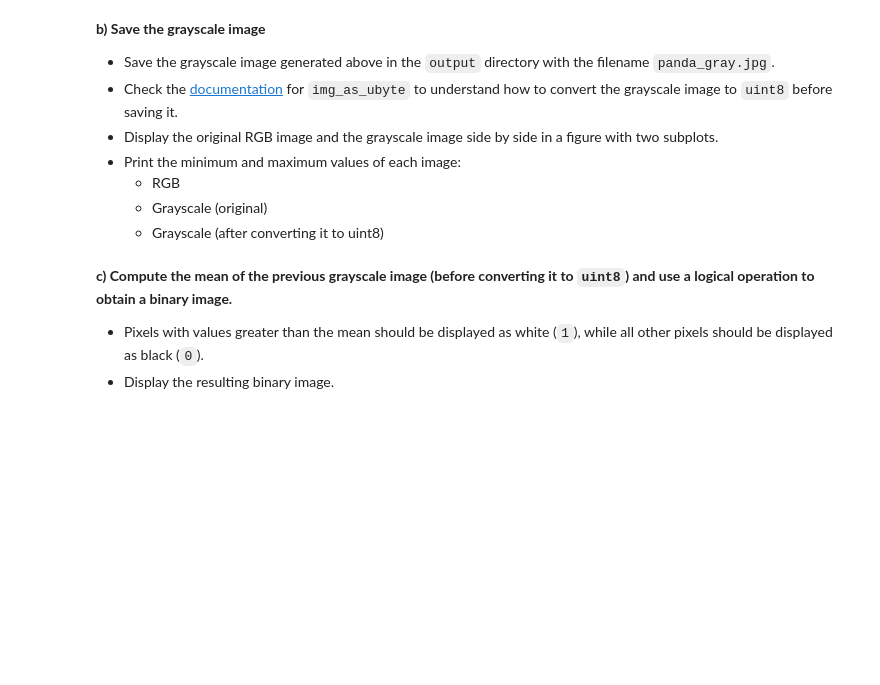
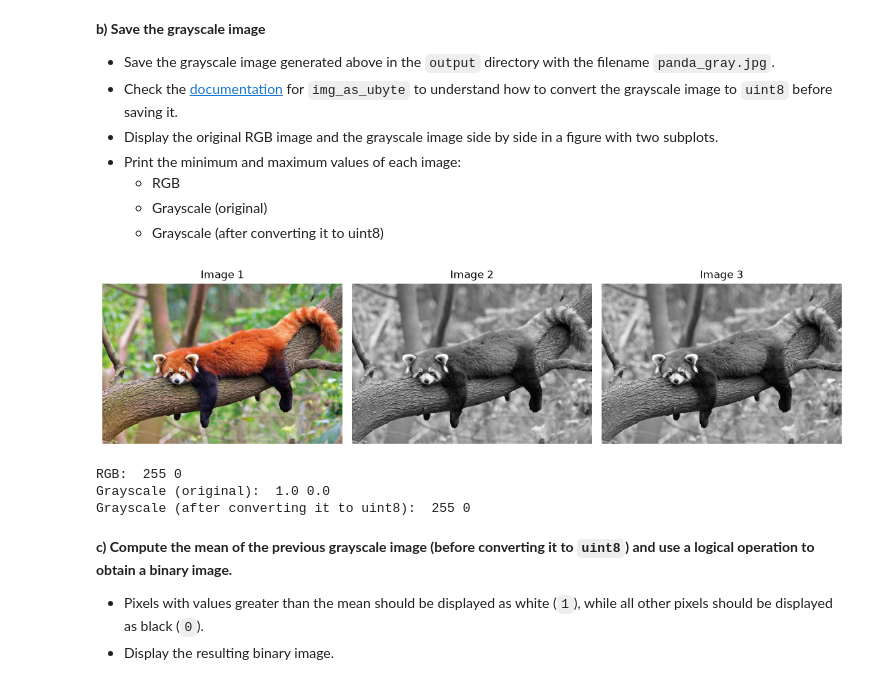
Before and after one commit to marcvergees/VA-P1, a Jupyter notebook: p1_material/2026_ComputerVision_P1.ipynb, the cells around one changed output. Cells and saved outputs as stored; diff of their text form; code cells hidden in the pictures; blank space fills up the shorter version.

```diff
--- a/p1_material/2026_ComputerVision_P1.ipynb
+++ b/p1_material/2026_ComputerVision_P1.ipynb
@@ -225,3 +255,31 @@ io.imsave('output/rgb_image.png',image_rgb_2)
+# %%
+from skimage.util import img_as_ubyte
+
+img_panda_gray_uint8 = img_as_ubyte(img_panda_gray)
+io.imsave('output/panda_gray.jpg',img_panda_gray_uint8)
+
+fig, axes = plt.subplots(1, 3, figsize=(12, 4))
+images = [img_panda, img_panda_gray, img_panda_gray_uint8]
+
+for i, (ax, img) in enumerate(zip(axes, images), start=1):
+    if i == 1:
+        ax.imshow(img)
+    else:
+        ax.imshow(img, cmap='gray')
+    ax.set_title(f'Image {i}')
+    ax.axis('off')
+
+plt.tight_layout()
+plt.show()
+
+print("RGB: ", img_panda.max(), img_panda.min())
+print("Grayscale (original): ", img_panda_gray.max(), img_panda_gray.min())
+print("Grayscale (after converting it to uint8): ", img_panda_gray_uint8.max(), img_panda_gray_uint8.min())
+# %% [output]
+[figure, added]
+RGB:  255 0
+Grayscale (original):  1.0 0.0
+Grayscale (after converting it to uint8):  255 0
 # %% [markdown]
 **c) Compute the mean of the previous grayscale image (before converting it to `uint8`) and use a logical operation to obtain a binary image.**
 - Pixels with values greater than the mean should be displayed as white (`1`), while all other pixels should be displayed as black (`0`).
```
Also changed, not shown: parts of 13 cells of this notebook, 1 other file.
